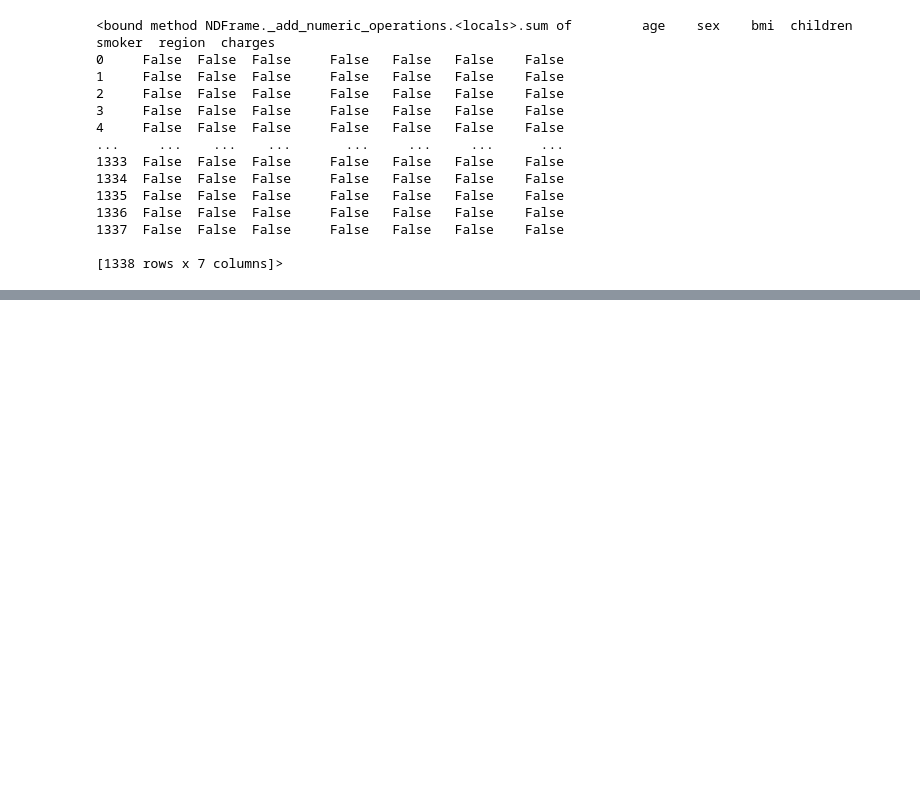
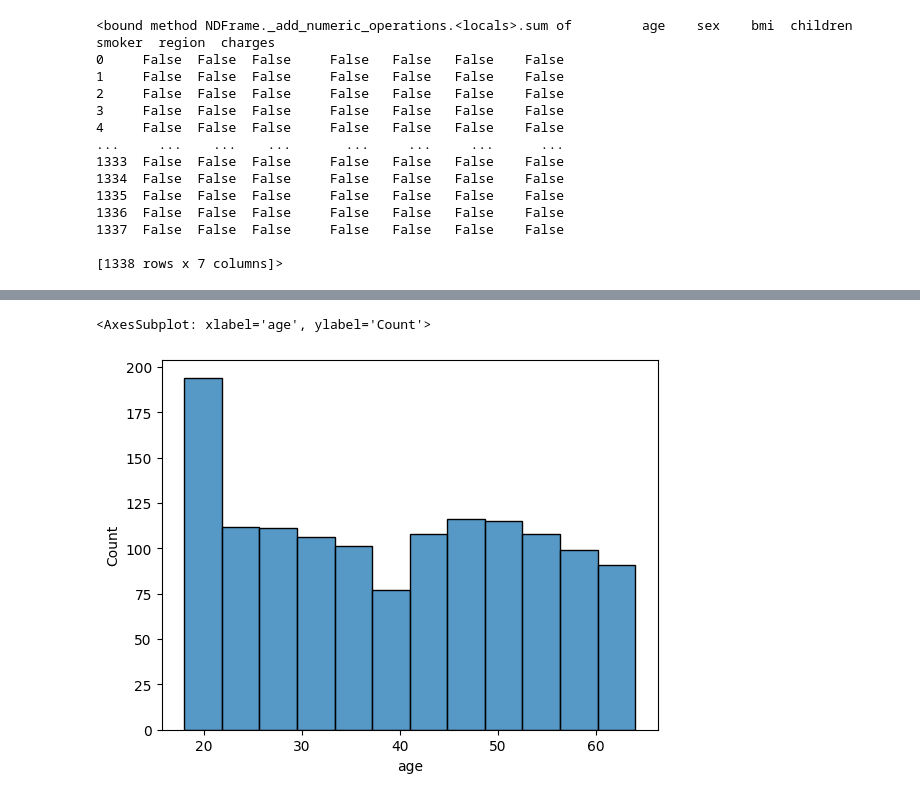
Before and after one commit to spyder079710964/Machine-learning, a Jupyter notebook: EDA_insurance_csv.ipynb, the cells around one changed output, grey strips where cells are left out. Cells and saved outputs as stored; diff of their text form; code cells hidden in the pictures; blank space fills up the shorter version.

```diff
--- a/EDA_insurance_csv.ipynb
+++ b/EDA_insurance_csv.ipynb
@@ -65,0 +90,5 @@ print(df.isnull().sum)
+# %%
+sns.histplot(df['age'])
+# %% [output]
+<AxesSubplot: xlabel='age', ylabel='Count'>
+[figure, added]
```
Also changed, not shown: parts of 8 cells of this notebook.
